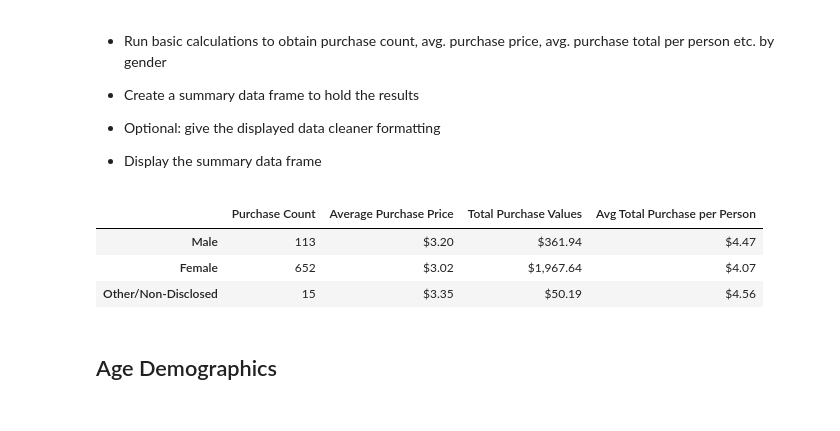
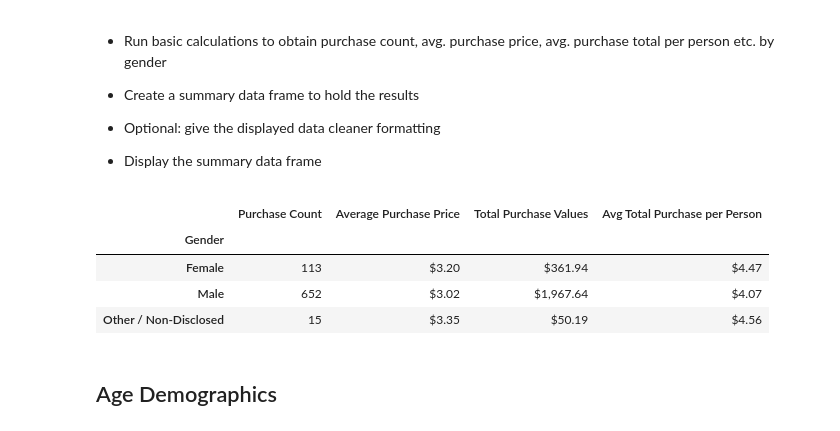
Before and after one commit to dpage02/pandas-challenge, a Jupyter notebook: HeroesOfPymoli/HeroesOfPymoli_starter.ipynb, the cells around one changed output. Saved outputs shown, nothing was run; the diff lists cells and outputs as text; code cells hidden in the pictures.

```diff
--- a/HeroesOfPymoli/HeroesOfPymoli_starter.ipynb
+++ b/HeroesOfPymoli/HeroesOfPymoli_starter.ipynb
@@ -76,12 +76,13 @@ purchasing_analysis_df
 * Percentage and Count of Other / Non-Disclosed
 # %%
 demo_df = purchase_data.groupby('Gender')['SN'].nunique()
-female, male, other = demo_df[0], demo_df[1], demo_df[2]
-perc_male, perc_female, perc_other = (male/total_players)*100, (female/total_players)*100, (other/total_players)*100
+
+perc_player = (demo_df / total_players) * 100
 
 pd.options.display.float_format = '{:,.2f}%'.format
-gender_demo_df = pd.DataFrame({"Total Count":[male,female,other],
-                               "Percentage of Players":[perc_male,perc_female,perc_other]},
+gender_demo_df = pd.DataFrame({"Total Count":demo_df,
+                               "Percentage of Players": perc_player
+                              },
                              index=["Male","Female","Other / Non-Disclosed"])
 gender_demo_df
 # %% [output]
@@ -108,24 +109,23 @@ gender_demo_df
 # %%
 pd.options.display.float_format = '${:,.2f}'.format
 
 purchase_demo = purchase_data.groupby('Gender')['Price']
 demo_count = purchase_demo.count()
-avg_demo_purcahse = purchase_demo.mean()
+avg_demo_purchase = purchase_demo.mean()
 tot_purchase = purchase_demo.sum()
 avg_tot_purchase = tot_purchase/gender_demo_df["Total Count"]
-gender_purchasing_df = pd.DataFrame({"Purchase Count":[demo_count[0],demo_count[1],demo_count[2]],
-                                    "Average Purchase Price":[avg_demo_purcahse[0],avg_demo_purcahse[1],
-                                                              avg_demo_purcahse[2]],
-                                    "Total Purchase Values":[tot_purchase[0],tot_purchase[1],tot_purchase[2]],
-                                    "Avg Total Purchase per Person":[avg_tot_purchase[0],avg_tot_purchase[1],
-                                                                    avg_tot_purchase[2]],},
-                                   index=["Male","Female","Other/Non-Disclosed"])
+gender_purchasing_df = pd.DataFrame({"Purchase Count":demo_count,
+                                    "Average Purchase Price":avg_demo_purchase,
+                                    "Total Purchase Values":tot_purchase,
+                                    "Avg Total Purchase per Person":avg_tot_purchase})
+
 gender_purchasing_df
 # %% [output]
 |  | Purchase Count | Average Purchase Price | Total Purchase Values | Avg Total Purchase per Person |
-| Male | 113 | $3.20 | $361.94 | $4.47 |
-| Female | 652 | $3.02 | $1,967.64 | $4.07 |
-| Other/Non-Disclosed | 15 | $3.35 | $50.19 | $4.56 |
+| Gender |  |  |  |  |
+| Female | 113 | $3.20 | $361.94 | $4.47 |
+| Male | 652 | $3.02 | $1,967.64 | $4.07 |
+| Other / Non-Disclosed | 15 | $3.35 | $50.19 | $4.56 |
 # %% [markdown]
 ## Age Demographics
 # %% [markdown]
```
Also changed, not shown: parts of 4 cells of this notebook.
